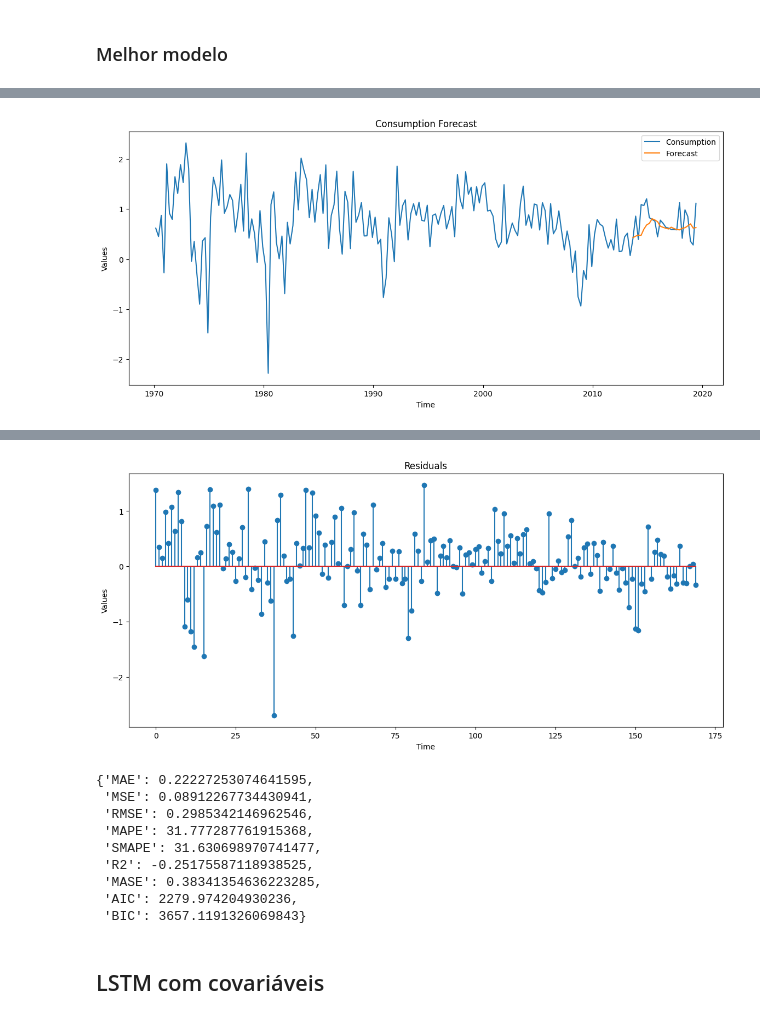
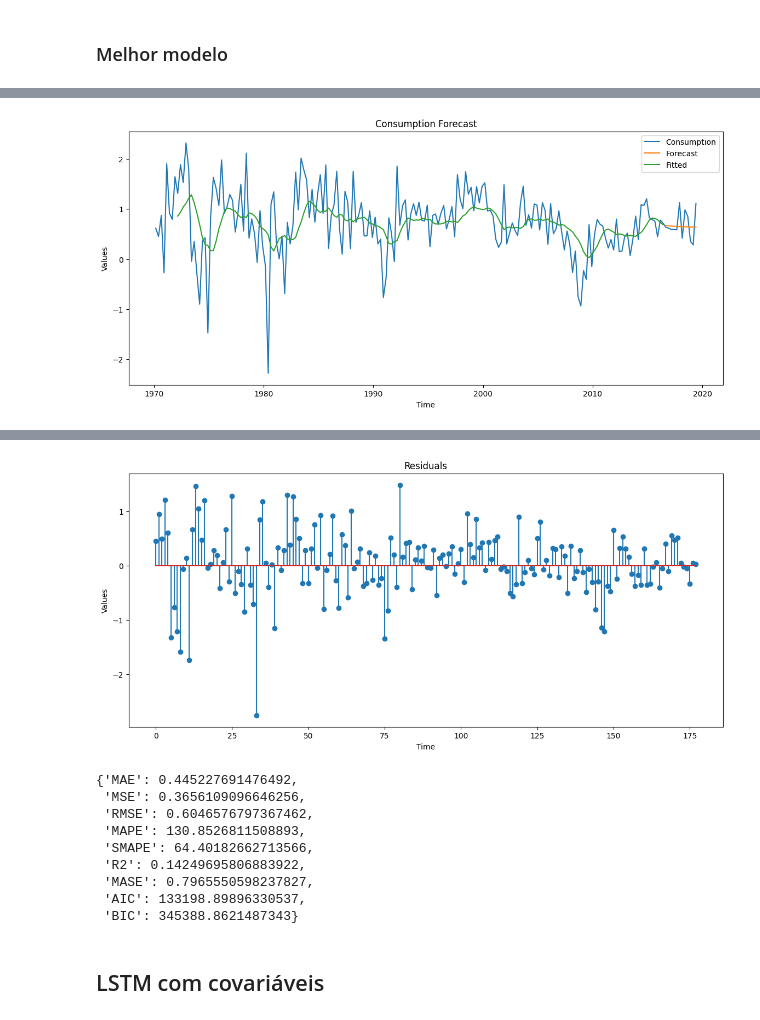
Before and after one commit to GabrielJP314/time-series, a Jupyter notebook: rnn_lstm_models.ipynb, the cells around one changed output, grey strips where cells are left out. Cells and saved outputs as stored; diff of their text form; code cells hidden in the pictures.

Commit message:
corrections in lstm

```diff
--- a/rnn_lstm_models.ipynb
+++ b/rnn_lstm_models.ipynb
@@ -183,31 +195,29 @@ Vamos criar um conjunto de validação e tentar encontrar os melhores hiperparâ
 * Units
 # %%
 available_units = [8, 16, 32, 64, 128]
-available_epochs = [10, 50, 100]
 available_windows = [4, 8, 12, 16]
 
 search_metrics = []
 
-pbar = tqdm(total=len(available_units) * len(available_epochs) * len(available_windows))
+pbar = tqdm(total=len(available_units) * len(available_windows))
 for units in available_units:
-    for epochs in available_epochs:
-        for window in available_windows:
-            X, y = create_dataset(us_change.iloc[:-24], window, ['Consumption'], 'Consumption')
-            X_train, X_test, y_train, y_test = split_dataset(X, y, 24)
+    for window in available_windows:
+        X, y = create_dataset(us_change, window, ['Consumption'], 'Consumption')
+        X_train, X_test, y_train, y_test = split_dataset(X, y, TEST_SIZE)
 
-            lstm = models.LSTM((X_train.shape[1], X_train.shape[2]), units)
-            lstm.fit(X_train, y_train, epochs=epochs, verbose=0)
+        lstm = models.LSTM((X_train.shape[1], X_train.shape[2]), units)
+        lstm.fit(X_train, y_train, epochs=10, verbose=0)
 
-            pred = lstm.predict(X_test, verbose=0).reshape(-1)
-            temp_metrics = get_metrics(y_test, pred, y_train, lstm.model.count_params())
+        pred = lstm.predict(X_train, verbose=0).reshape(-1)
 
-            search_metrics.append({
-                'Units': units,
-                'Epochs': epochs,
-                'Window': window,
-                **temp_metrics
-            })
-            pbar.update(1)
+        temp_metrics = get_metrics(y_train, pred, y_train, lstm.model.count_params())
+
+        search_metrics.append({
+            'Units': units,
+            'Window': window,
+            **temp_metrics
+        })
+        pbar.update(1)
 pbar.close()
 search_metrics = pd.DataFrame(search_metrics)
 # %%
@@ -227,4 +237,4 @@ search_metrics.sort_values('RMSE', ascending=True).head(10)
 # %%
-best_model = search_metrics.sort_values('RMSE', ascending=True).iloc[0]
+best_model = search_metrics.sort_values('R2', ascending=False).iloc[0]
 best_model
 # %% [output]
@@ -248,7 +257,7 @@ Como esperado, o AIC ira sugerir modelos mais simples. Vamos utilizar a ordenaç
 # %%
 # Gerando dataset com janela de 5 observações
 X, y = create_dataset(us_change, int(best_model.Window), ['Consumption'], 'Consumption')
-X_train, X_test, y_train, y_test = split_dataset(X, y, 24)
+X_train, X_test, y_train, y_test = split_dataset(X, y, TEST_SIZE)
 # %%
 # Instanciando e treinando o modelo
 lstm = models.LSTM((X_train.shape[1], X_train.shape[2]), int(best_model.Units))
@@ -277,3 +286,4 @@ Epoch 10/10
 # %%
-pred = lstm.predict(X_test).reshape(-1)
+pred = lstm.predict_n_preds(X_test[0], TEST_SIZE).reshape(-1)
+fitted = lstm.predict(X_train).reshape(-1)
 # %% [output]
@@ -283,14 +293,15 @@ fig, ax = plt.subplots(figsize=(14, 6))
 
 ax.plot(us_change['Quarter'], us_change['Consumption'], label='Consumption')
 ax.plot(us_change['Quarter'].iloc[-len(pred):], pred, label='Forecast')
+ax.plot(us_change['Quarter'].iloc[-len(fitted)-TEST_SIZE:-TEST_SIZE], fitted, label='Fitted')
 ax.set_title('Consumption Forecast')
 ax.set_xlabel('Time')
 ax.set_ylabel('Values')
 ax.legend()
 plt.show()
 # %% [output]
-[figure, old version]
+[figure, new version]
 # %%
-resid = y_train - lstm.predict(X_train).reshape(-1)
+resid = y_train - fitted
 plot_resid(resid)
 # %% [output]
@@ -298,17 +308,17 @@ plot_resid(resid)
-[figure, old version]
+[figure, new version]
 # %%
-results = get_metrics(y_test, pred, y_train, lstm.model.count_params())
+results = get_metrics(y_train, fitted, y_train, lstm.model.count_params())
 results
 # %% [output]
-{'MAE': 0.22227253074641595,
- 'MSE': 0.08912267734430941,
- 'RMSE': 0.2985342146962546,
- 'MAPE': 31.777287761915368,
- 'SMAPE': 31.630698970741477,
- 'R2': -0.25175587118938525,
- 'MASE': 0.38341354636223285,
- 'AIC': 2279.974204930236,
- 'BIC': 3657.1191326069843}
+{'MAE': 0.445227691476492,
+ 'MSE': 0.3656109096646256,
+ 'RMSE': 0.6046576797367462,
+ 'MAPE': 130.8526811508893,
+ 'SMAPE': 64.40182662713566,
+ 'R2': 0.14249695806883922,
+ 'MASE': 0.7965550598237827,
+ 'AIC': 133198.89896330537,
+ 'BIC': 345388.8621487343}
 # %% [markdown]
 ## LSTM com covariáveis
 # %% [markdown]
```
Also changed, not shown: parts of 23 cells of this notebook, 1 other file.
